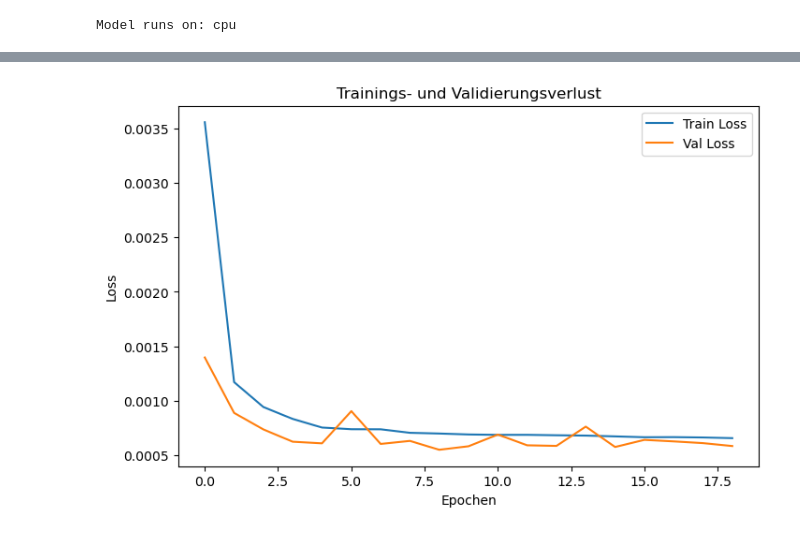
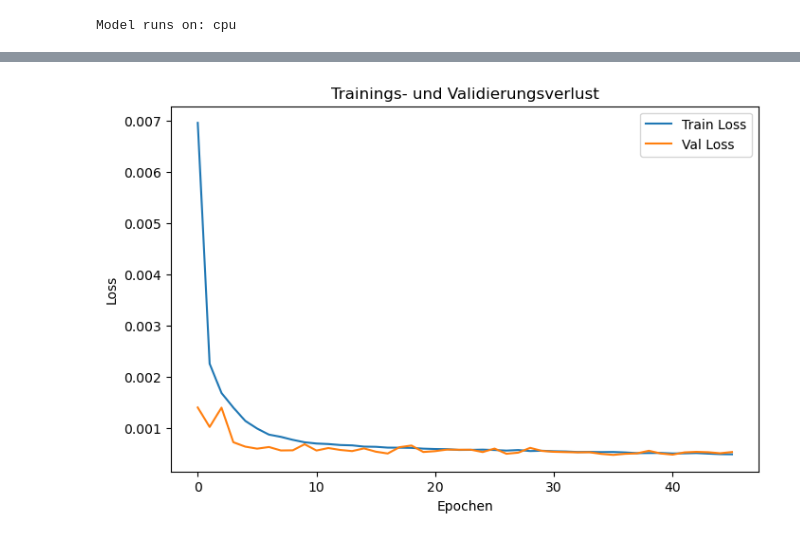
Before and after one commit to maxwebcloud/ep_forecasting, a Jupyter notebook: lstm_model_pytorch.ipynb, the cells around one changed output, grey strips where cells are left out. Saved outputs shown, nothing was run; the diff lists cells and outputs as text; code cells hidden in the pictures.

Commit message:
update lstm: no weight decay, evaluation updated

```diff
--- a/lstm_model_pytorch.ipynb
+++ b/lstm_model_pytorch.ipynb
@@ -34,15 +53,27 @@ from optuna.pruners import HyperbandPruner
 # %%
 #Seed
-seed = 42
+SEED = 42
 
-# PyTorch Seed
-torch.manual_seed(seed)
+def set_seed():
 
-# NumPy Seed
-np.random.seed(seed)
+    # PyTorch Seed
+    torch.manual_seed(SEED)
 
-# Python random seed
-random.seed(seed)
+    # NumPy Seed
+    np.random.seed(SEED)
+
+    # Python random seed
+    random.seed(SEED)
+    # Determinismus erzwingen
+    torch.backends.cudnn.deterministic = True
+
+    # Keine automatische Optimierung
+    torch.backends.cudnn.benchmark = False
+
+    os.environ["PYTHONHASHSEED"] = str(SEED)
+    torch.use_deterministic_algorithms(True)
+
+set_seed()
 # %%
 # Data Import
 
@@ -245,9 +270,11 @@ with open("best_hp_all_models/best_hp_lstm.json", "r") as f:
     best_hp = json.load(f)
 # %%
 # Bestes Modell mit den gefundenen Hyperparametern trainieren
+set_seed()
+
 final_model = LSTMModel(input_size=X_train.shape[2], hp=best_hp)
 criterion = nn.MSELoss()
-optimizer = torch.optim.Adam(final_model.parameters(), lr=best_hp['learning_rate'], weight_decay=best_hp['weight_decay'])
+optimizer = torch.optim.Adam(final_model.parameters(), lr=best_hp['learning_rate'])
 
 num_epochs = 50
 train_loss_history = []
@@ -332,4 +356,4 @@ Early stopping nach 19 Epochen.
-[figure, old version]
+[figure, new version]
 # %%
 # load trained model
 lstm_final = LSTMModel(input_size=X_train.shape[2], hp=best_hp)
```
Also changed, not shown: parts of 8 cells of this notebook.
